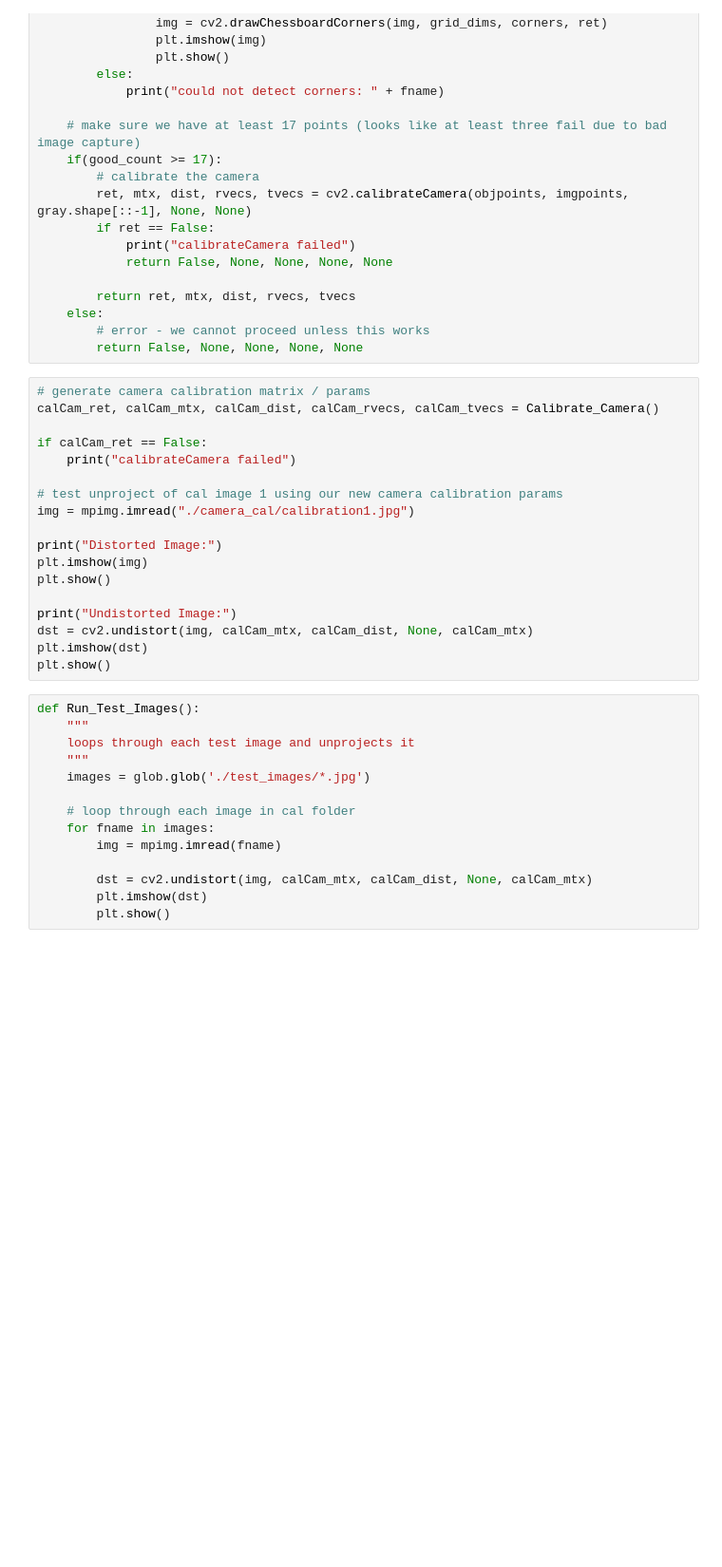
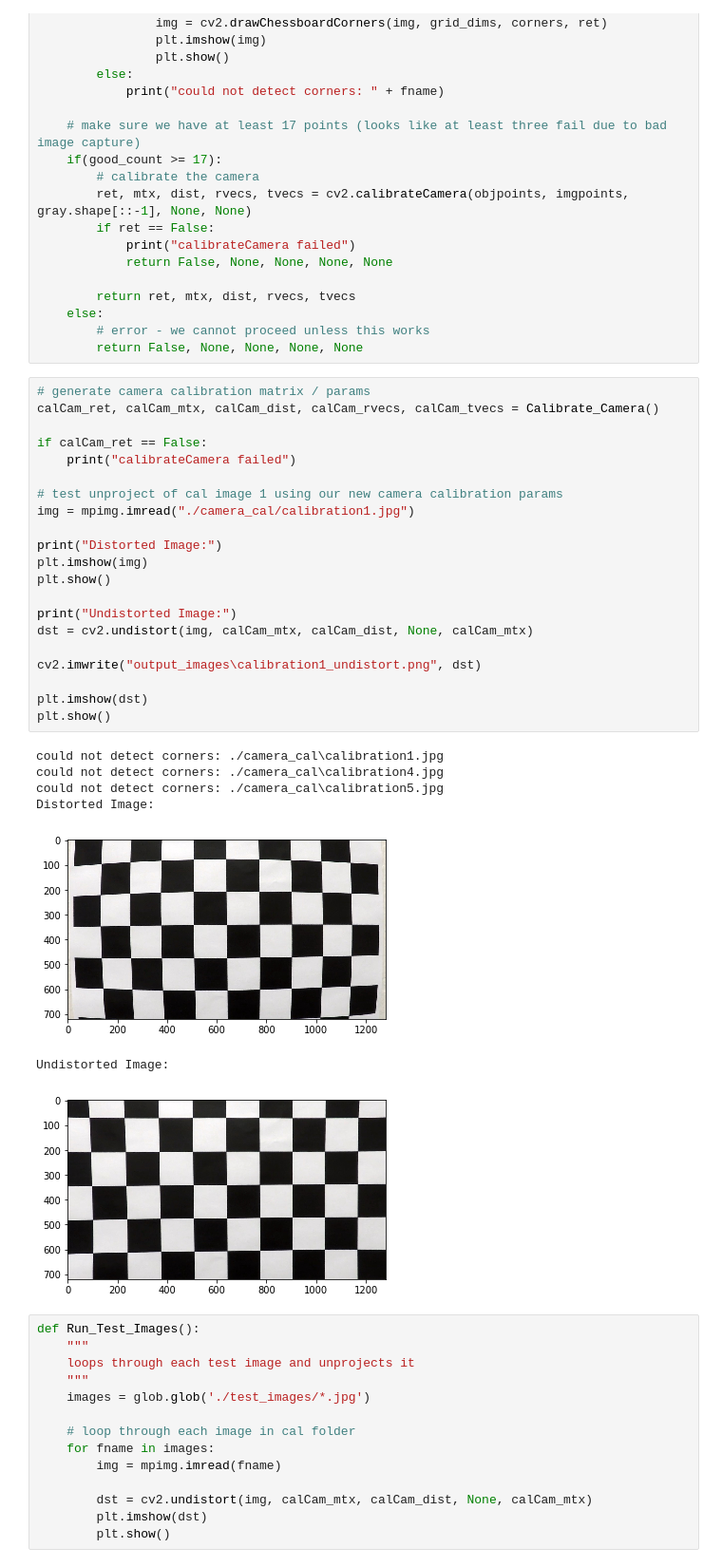
Before and after one commit to GitDaBytes/Advanced-Lane-Line-Tracking, a Jupyter notebook: AdvancedLaneFind.ipynb, the cells around one changed output. Shown at 95% size. Saved outputs shown, nothing was run; the diff lists cells and outputs as text; blank space fills up the shorter version.

```diff
--- a/AdvancedLaneFind.ipynb
+++ b/AdvancedLaneFind.ipynb
@@ -66,21 +66,32 @@ def Calibrate_Camera():
 # %%
 # generate camera calibration matrix / params
 calCam_ret, calCam_mtx, calCam_dist, calCam_rvecs, calCam_tvecs = Calibrate_Camera()
 
 if calCam_ret == False:
     print("calibrateCamera failed")
 
 # test unproject of cal image 1 using our new camera calibration params
 img = mpimg.imread("./camera_cal/calibration1.jpg")
 
 print("Distorted Image:")
 plt.imshow(img)
 plt.show()
 
 print("Undistorted Image:")
 dst = cv2.undistort(img, calCam_mtx, calCam_dist, None, calCam_mtx)
+
+cv2.imwrite("output_images\calibration1_undistort.png", dst)
+
 plt.imshow(dst)
 plt.show()
+# %% [output]
+could not detect corners: ./camera_cal\calibration1.jpg
+could not detect corners: ./camera_cal\calibration4.jpg
+could not detect corners: ./camera_cal\calibration5.jpg
+Distorted Image:
+[figure, added]
+Undistorted Image:
+[figure, added]
 # %%
 def Run_Test_Images():
     """
```
Also changed, not shown: parts of 4 cells of this notebook.
